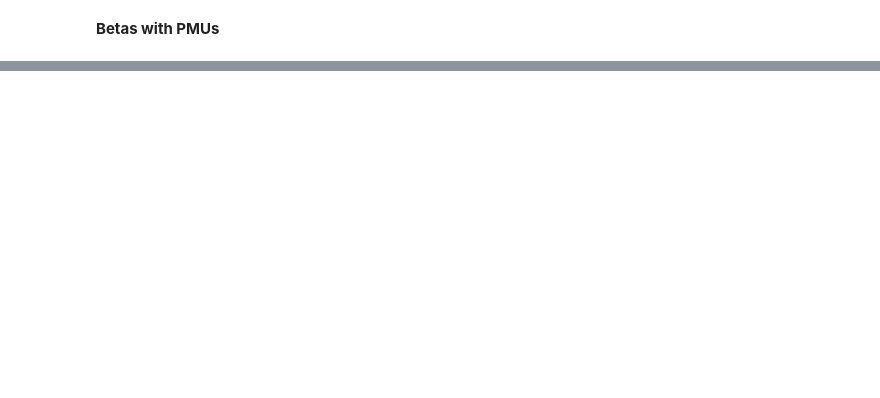
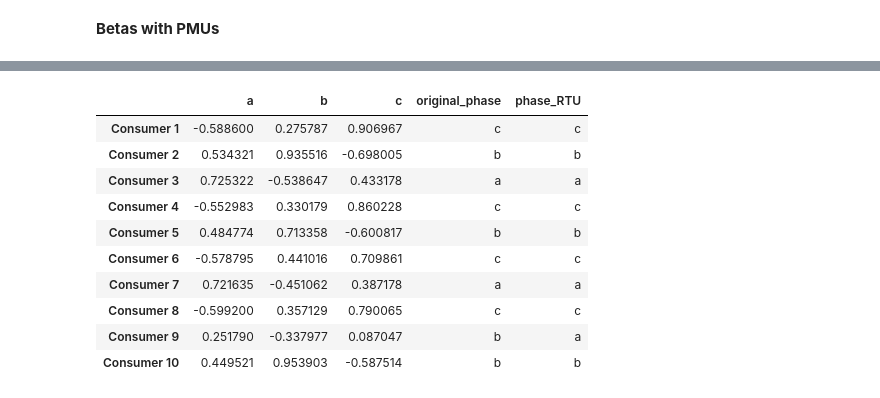
Before and after one commit to antoniovitorvb/IST-data-analytics-for-smart-grids, a Jupyter notebook: project1/DASG_project1_AV_JB.ipynb, the cells around one changed output, grey strips where cells are left out. Drawn from its saved outputs; the diff is of its cells as text; code cells hidden in the pictures; blank space fills up the shorter version.

```diff
--- a/project1/DASG_project1_AV_JB.ipynb
+++ b/project1/DASG_project1_AV_JB.ipynb
@@ -314,0 +324,22 @@ print(np.argmax(np.round(np.real(beta), 3).reshape(10,3), axis=1))
+# %%
+xTx = np.linalg.inv(X.conj().T @ X)
+betaRTU = xTx @ np.transpose(X.conj()) @ dVq_abs
+
+Brtu = pd.DataFrame(np.real(betaRTU).reshape(10,3))
+Brtu.columns = ['a', 'b', 'c']
+Brtu.index = [f'Consumer {c+1}' for c in range(len(Brtu))]
+Brtu['original_phase'] = [phase_dict[p] for p in consumerPhase]
+Brtu['phase_RTU'] = [phase_dict[p] for p in np.argmax(np.round(np.real(betaRTU), 3).reshape(10,3), axis=1)]
+Brtu
+# %% [output]
+|  | a | b | c | original_phase | phase_RTU |
+| Consumer 1 | -0.588600 | 0.275787 | 0.906967 | c | c |
+| Consumer 2 | 0.534321 | 0.935516 | -0.698005 | b | b |
+| Consumer 3 | 0.725322 | -0.538647 | 0.433178 | a | a |
+| Consumer 4 | -0.552983 | 0.330179 | 0.860228 | c | c |
+| Consumer 5 | 0.484774 | 0.713358 | -0.600817 | b | b |
+| Consumer 6 | -0.578795 | 0.441016 | 0.709861 | c | c |
+| Consumer 7 | 0.721635 | -0.451062 | 0.387178 | a | a |
+| Consumer 8 | -0.599200 | 0.357129 | 0.790065 | c | c |
+| Consumer 9 | 0.251790 | -0.337977 | 0.087047 | b | a |
+| Consumer 10 | 0.449521 | 0.953903 | -0.587514 | b | b |
```
Also changed, not shown: parts of 6 cells of this notebook, 3 other files.
